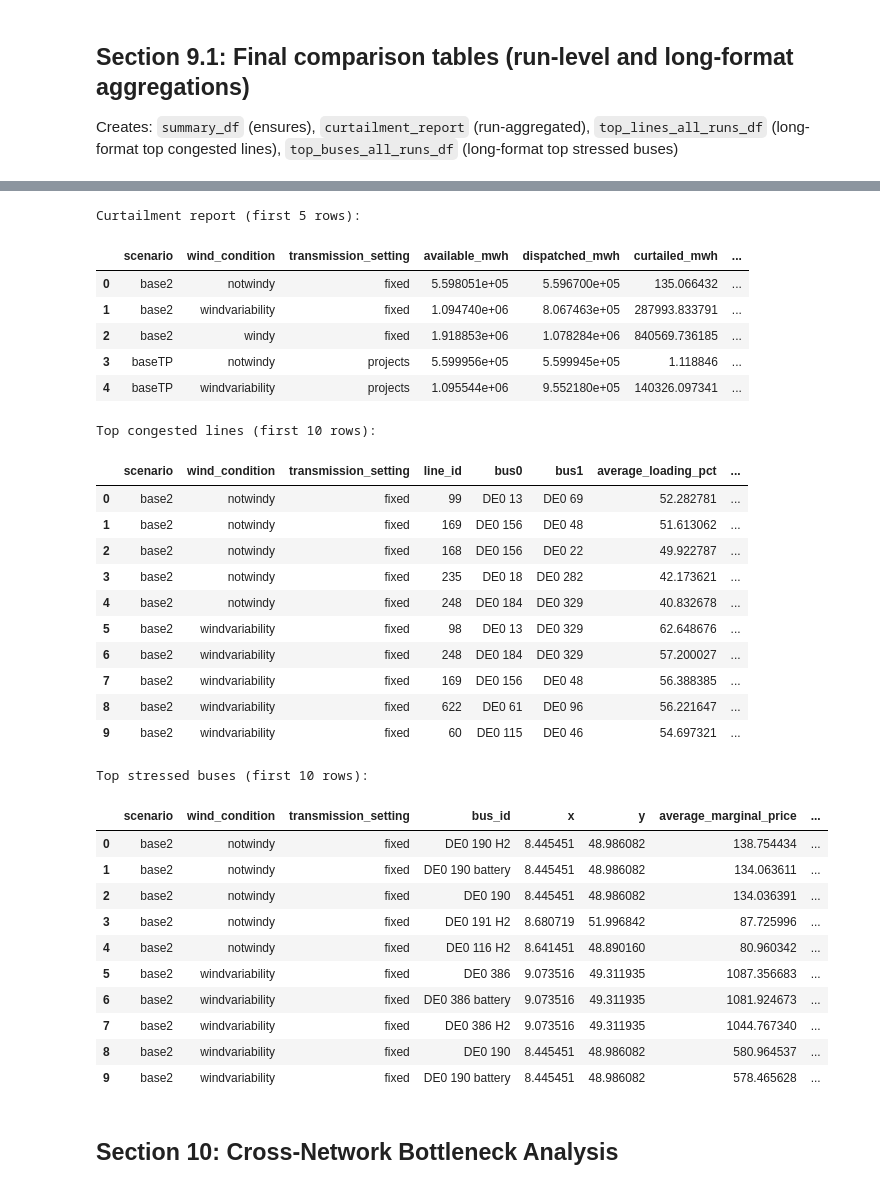
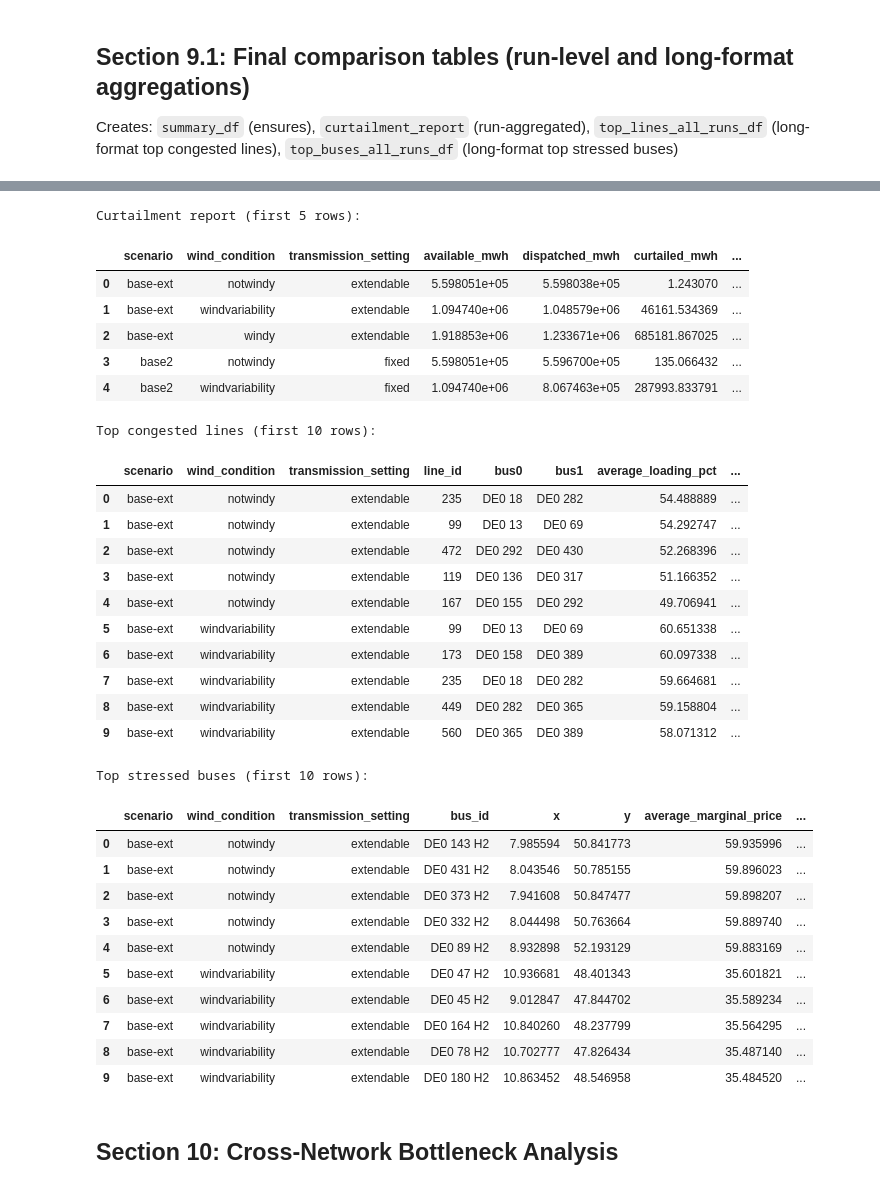
Before and after one commit to Luca2299/pypsa-eur, a Jupyter notebook: notebooks/Network_Comparison_Analysis.ipynb, the cells around one changed output, grey strips where cells are left out. Saved outputs shown, nothing was run; the diff lists cells and outputs as text; code cells hidden in the pictures.

```diff
--- a/notebooks/Network_Comparison_Analysis.ipynb
+++ b/notebooks/Network_Comparison_Analysis.ipynb
@@ -146,7 +146,8 @@ def parse_network_directory_name(dir_name: str) -> Optional[Tuple[str, str, str]
         'scenario1': 'fixed',
         'scenario2': 'fixed',
         'scenario-ext': 'extendable + projects',
-        'baseTP': 'projects'
+        'baseTP': 'projects',
+        'base-ext': 'extendable'
     }
 
     transmission_setting = transmission_map.get(scenario_name, 'unknown')
@@ -1128,7 +1127,8 @@ def build_curtailment_dataframe(networks: Dict[Tuple[str, str, str], pypsa.Netwo
         curtailment['scenario'] = scenario
         curtailment['wind_condition'] = wind_condition
         curtailment['transmission_setting'] = transmission_setting
-        rows.append(curtailment)
+
+        rows.append(curtailment[curtailment['curtailment_share_pct'].notnull()])
 
     if not rows:
         return pd.DataFrame()
@@ -1194,7 +1194,6 @@ for col in ['scenario', 'wind_condition', 'transmission_setting']:
 
 # 2) curtailment_report: aggregate numeric curtailment metrics per run
 curtailment_report = pd.DataFrame()
-curtailment_pivot = pd.DataFrame()
 if 'curtailment_df' in globals():
     curtailment_report = curtailment_df.copy()
     # Ensure run cols exist (if individual rows already include them they are kept)
@@ -1208,19 +1207,6 @@ if 'curtailment_df' in globals():
         agg = curtailment_report.groupby(['scenario', 'wind_condition', 'transmission_setting'])[numeric].sum().reset_index()
         curtailment_report = agg
         # Create a pivot (scenario x transmission_setting with wind_condition as columns) for quick comparison if possible
-        try:
-            curtailment_pivot = curtailment_report.pivot_table(
-                index=['scenario', 'transmission_setting'],
-                columns='wind_condition',
-                values=numeric,
-                aggfunc='sum'
-            )
-            # flatten multiindex columns if present
-            if isinstance(curtailment_pivot.columns, pd.MultiIndex):
-                curtailment_pivot.columns = ['_'.join(map(str, col)).strip() for col in curtailment_pivot.columns.values]
-            curtailment_pivot = curtailment_pivot.reset_index()
-        except Exception:
-            curtailment_pivot = pd.DataFrame()
     else:
         # no numeric columns to aggregate; keep original
         curtailment_report = curtailment_report
@@ -1270,14 +1256,12 @@ if 'bus_stats_by_run' in globals():
 # expose variables with stable names the rest of the notebook expects
 final_summary_df = summary_df
 final_curtailment_report = curtailment_report
-final_curtailment_pivot = curtailment_pivot
 final_top_lines = top_lines_all_runs_df
 final_top_buses = top_buses_all_runs_df
 
 print('Final comparison tables created:')
 print(' - final_summary_df:', final_summary_df.shape)
 print(' - final_curtailment_report:', final_curtailment_report.shape)
-print(' - final_curtailment_pivot:', final_curtailment_pivot.shape)
 print(' - final_top_lines:', final_top_lines.shape)
 print(' - final_top_buses:', final_top_buses.shape)
 
@@ -1312,34 +1296,34 @@ Summary (first 5 rows):
 Curtailment report (first 5 rows):
 |  | scenario | wind_condition | transmission_setting | available_mwh | dispatched_mwh | curtailed_mwh | ... |
-| 0 | base2 | notwindy | fixed | 5.598051e+05 | 5.596700e+05 | 135.066432 | ... |
-| 1 | base2 | windvariability | fixed | 1.094740e+06 | 8.067463e+05 | 287993.833791 | ... |
-| 2 | base2 | windy | fixed | 1.918853e+06 | 1.078284e+06 | 840569.736185 | ... |
-| 3 | baseTP | notwindy | projects | 5.599956e+05 | 5.599945e+05 | 1.118846 | ... |
-| 4 | baseTP | windvariability | projects | 1.095544e+06 | 9.552180e+05 | 140326.097341 | ... |
+| 0 | base-ext | notwindy | extendable | 5.598051e+05 | 5.598038e+05 | 1.243070 | ... |
+| 1 | base-ext | windvariability | extendable | 1.094740e+06 | 1.048579e+06 | 46161.534369 | ... |
+| 2 | base-ext | windy | extendable | 1.918853e+06 | 1.233671e+06 | 685181.867025 | ... |
+| 3 | base2 | notwindy | fixed | 5.598051e+05 | 5.596700e+05 | 135.066432 | ... |
+| 4 | base2 | windvariability | fixed | 1.094740e+06 | 8.067463e+05 | 287993.833791 | ... |
 Top congested lines (first 10 rows):
 |  | scenario | wind_condition | transmission_setting | line_id | bus0 | bus1 | average_loading_pct | ... |
-| 0 | base2 | notwindy | fixed | 99 | DE0 13 | DE0 69 | 52.282781 | ... |
-| 1 | base2 | notwindy | fixed | 169 | DE0 156 | DE0 48 | 51.613062 | ... |
-| 2 | base2 | notwindy | fixed | 168 | DE0 156 | DE0 22 | 49.922787 | ... |
-| 3 | base2 | notwindy | fixed | 235 | DE0 18 | DE0 282 | 42.173621 | ... |
-| 4 | base2 | notwindy | fixed | 248 | DE0 184 | DE0 329 | 40.832678 | ... |
-| 5 | base2 | windvariability | fixed | 98 | DE0 13 | DE0 329 | 62.648676 | ... |
-| 6 | base2 | windvariability | fixed | 248 | DE0 184 | DE0 329 | 57.200027 | ... |
-| 7 | base2 | windvariability | fixed | 169 | DE0 156 | DE0 48 | 56.388385 | ... |
-| 8 | base2 | windvariability | fixed | 622 | DE0 61 | DE0 96 | 56.221647 | ... |
-| 9 | base2 | windvariability | fixed | 60 | DE0 115 | DE0 46 | 54.697321 | ... |
+| 0 | base-ext | notwindy | extendable | 235 | DE0 18 | DE0 282 | 54.488889 | ... |
+| 1 | base-ext | notwindy | extendable | 99 | DE0 13 | DE0 69 | 54.292747 | ... |
+| 2 | base-ext | notwindy | extendable | 472 | DE0 292 | DE0 430 | 52.268396 | ... |
+| 3 | base-ext | notwindy | extendable | 119 | DE0 136 | DE0 317 | 51.166352 | ... |
+| 4 | base-ext | notwindy | extendable | 167 | DE0 155 | DE0 292 | 49.706941 | ... |
+| 5 | base-ext | windvariability | extendable | 99 | DE0 13 | DE0 69 | 60.651338 | ... |
+| 6 | base-ext | windvariability | extendable | 173 | DE0 158 | DE0 389 | 60.097338 | ... |
+| 7 | base-ext | windvariability | extendable | 235 | DE0 18 | DE0 282 | 59.664681 | ... |
+| 8 | base-ext | windvariability | extendable | 449 | DE0 282 | DE0 365 | 59.158804 | ... |
+| 9 | base-ext | windvariability | extendable | 560 | DE0 365 | DE0 389 | 58.071312 | ... |
 Top stressed buses (first 10 rows):
 |  | scenario | wind_condition | transmission_setting | bus_id | x | y | average_marginal_price | ... |
-| 0 | base2 | notwindy | fixed | DE0 190 H2 | 8.445451 | 48.986082 | 138.754434 | ... |
-| 1 | base2 | notwindy | fixed | DE0 190 battery | 8.445451 | 48.986082 | 134.063611 | ... |
-| 2 | base2 | notwindy | fixed | DE0 190 | 8.445451 | 48.986082 | 134.036391 | ... |
-| 3 | base2 | notwindy | fixed | DE0 191 H2 | 8.680719 | 51.996842 | 87.725996 | ... |
-| 4 | base2 | notwindy | fixed | DE0 116 H2 | 8.641451 | 48.890160 | 80.960342 | ... |
-| 5 | base2 | windvariability | fixed | DE0 386 | 9.073516 | 49.311935 | 1087.356683 | ... |
-| 6 | base2 | windvariability | fixed | DE0 386 battery | 9.073516 | 49.311935 | 1081.924673 | ... |
-| 7 | base2 | windvariability | fixed | DE0 386 H2 | 9.073516 | 49.311935 | 1044.767340 | ... |
-| 8 | base2 | windvariability | fixed | DE0 190 | 8.445451 | 48.986082 | 580.964537 | ... |
-| 9 | base2 | windvariability | fixed | DE0 190 battery | 8.445451 | 48.986082 | 578.465628 | ... |
+| 0 | base-ext | notwindy | extendable | DE0 143 H2 | 7.985594 | 50.841773 | 59.935996 | ... |
+| 1 | base-ext | notwindy | extendable | DE0 431 H2 | 8.043546 | 50.785155 | 59.896023 | ... |
+| 2 | base-ext | notwindy | extendable | DE0 373 H2 | 7.941608 | 50.847477 | 59.898207 | ... |
+| 3 | base-ext | notwindy | extendable | DE0 332 H2 | 8.044498 | 50.763664 | 59.889740 | ... |
+| 4 | base-ext | notwindy | extendable | DE0 89 H2 | 8.932898 | 52.193129 | 59.883169 | ... |
+| 5 | base-ext | windvariability | extendable | DE0 47 H2 | 10.936681 | 48.401343 | 35.601821 | ... |
+| 6 | base-ext | windvariability | extendable | DE0 45 H2 | 9.012847 | 47.844702 | 35.589234 | ... |
+| 7 | base-ext | windvariability | extendable | DE0 164 H2 | 10.840260 | 48.237799 | 35.564295 | ... |
+| 8 | base-ext | windvariability | extendable | DE0 78 H2 | 10.702777 | 47.826434 | 35.487140 | ... |
+| 9 | base-ext | windvariability | extendable | DE0 180 H2 | 10.863452 | 48.546958 | 35.484520 | ... |
 # %% [markdown]
 ## Section 10: Cross-Network Bottleneck Analysis
 # %%
```
Also changed, not shown: parts of 10 cells of this notebook, 28 other files.
